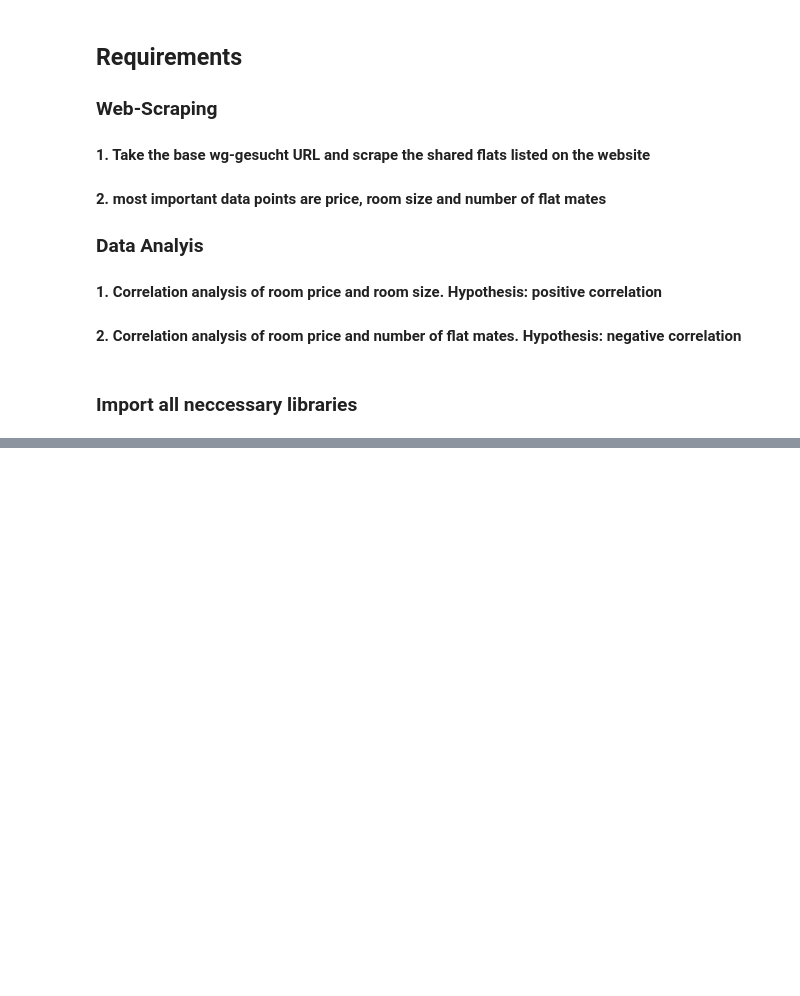
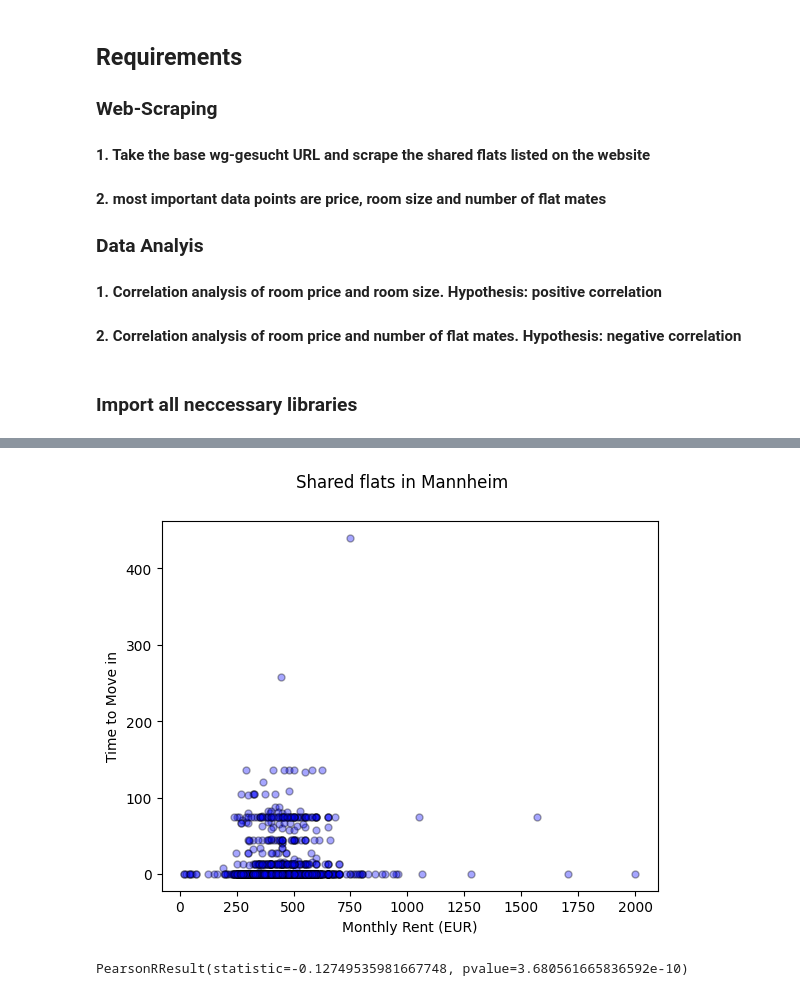
Before and after one commit to lukaslinss98/IntegrationsSeminar, a Jupyter notebook: IntegrationsSeminar.ipynb, the cells around one changed output, grey strips where cells are left out. Cells and saved outputs as stored; diff of their text form; code cells hidden in the pictures; blank space fills up the shorter version.

```diff
--- a/IntegrationsSeminar.ipynb
+++ b/IntegrationsSeminar.ipynb
@@ -183,0 +240,13 @@ PearsonRResult(statistic=-0.12981309744721978, pvalue=0.0014394531071384889)
+# %%
+plt.style.use('default')
+fig, ax = plt.subplots()
+fig.suptitle("Shared flats in Mannheim")
+plt.xlabel('Monthly Rent (EUR)')
+plt.ylabel('Time to Move in')
+plt.scatter(rentPrice, timeToMoveIn, s=25, c='blue',edgecolors='black', linewidths=1, alpha=0.35)
+plt.show()
+
+scipy.stats.pearsonr(rentPrice, flatmates)
+# %% [output]
+[figure, added]
+PearsonRResult(statistic=-0.12749535981667748, pvalue=3.680561665836592e-10)
```
Also changed, not shown: parts of 11 cells of this notebook, 2 other files.
